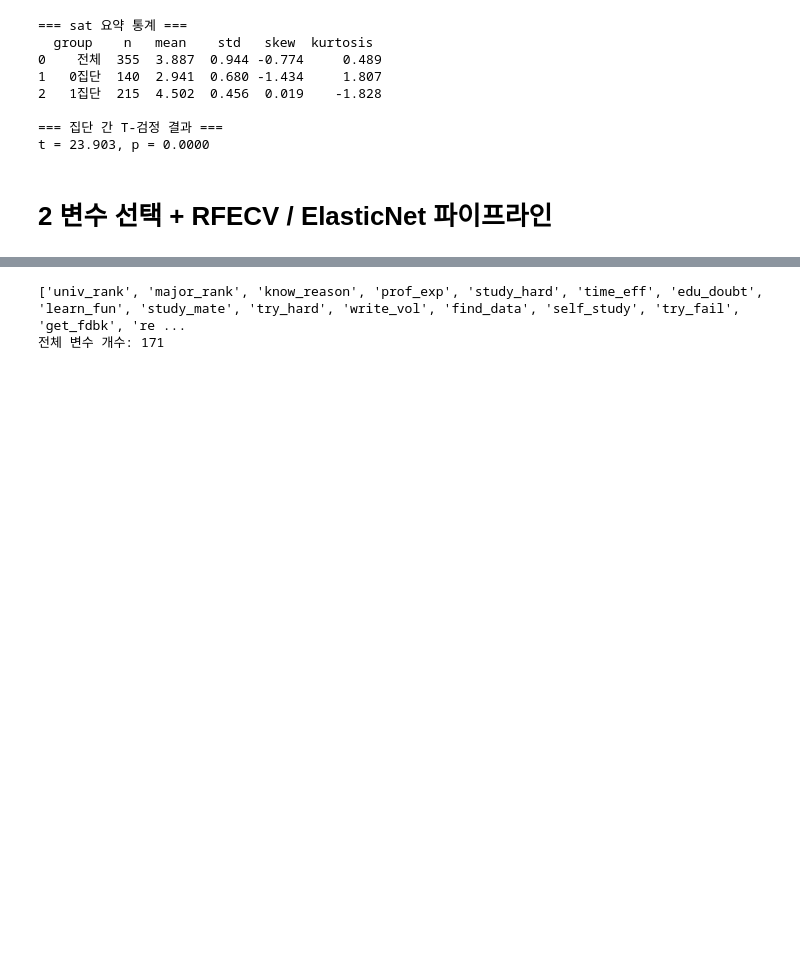
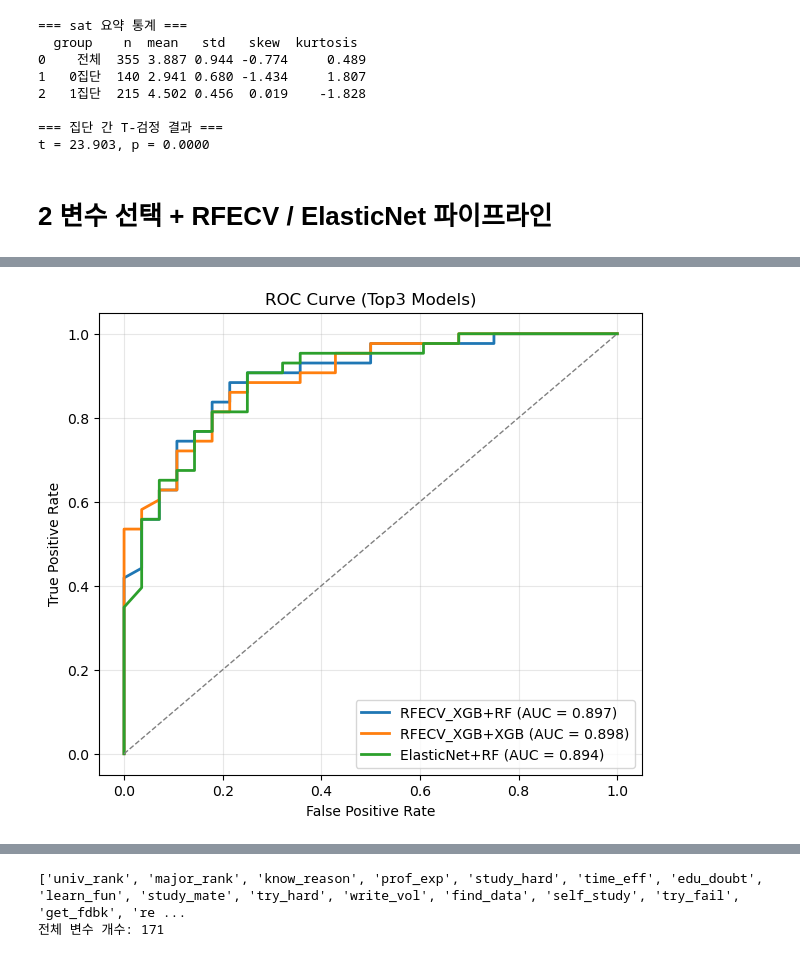
Before and after one commit to hyejinppp/college_life_satisfaction, a Jupyter notebook: sat.ipynb, the cells around one changed output, grey strips where cells are left out. Saved outputs shown, nothing was run; the diff lists cells and outputs as text; code cells hidden in the pictures; blank space fills up the shorter version.

```diff
--- a/sat.ipynb
+++ b/sat.ipynb
@@ -1180,0 +933,45 @@ print(top1_info["shap_df"])
+# %%
+# ------------------------------
+# ✅ Top3 ROC Curve 한 그래프에 그리기
+# ------------------------------
+plt.figure(figsize=(7, 6))
+
+for idx, row in top10_df.head(3).iterrows():
+    source = row["source"]
+    model_name = row["model"]
+    stable_vars = stable_vars_dict[source]
+    clf = final_models[model_name]
+
+    # 조건부 스케일링
+    if model_name == "LogReg":
+        pipe = Pipeline([("scaler", StandardScaler()), ("clf", clf)])
+    else:
+        pipe = Pipeline([("clf", clf)])
+
+    pipe.fit(X_train[stable_vars], y_train)
+
+    try:
+        y_score = pipe.predict_proba(X_test[stable_vars])[:, 1]
+    except:
+        y_score = pipe.decision_function(X_test[stable_vars])
+
+    fpr, tpr, _ = roc_curve(y_test, y_score)
+    roc_auc = auc(fpr, tpr)
+
+    # 🔑 label에 source+model_name 같이 표시
+    plt.plot(
+        fpr, tpr, lw=2,
+        label=f"{source}+{model_name} (AUC = {roc_auc:.3f})"
+    )
+
+# 랜덤 기준선
+plt.plot([0, 1], [0, 1], color="gray", linestyle="--", lw=1)
+
+plt.xlabel("False Positive Rate")
+plt.ylabel("True Positive Rate")
+plt.title("ROC Curve (Top3 Models)")
+plt.legend(loc="lower right")
+plt.grid(alpha=0.3)
+plt.show()
+# %% [output]
+[figure, added]
```
Also changed, not shown: parts of 23 cells of this notebook.
